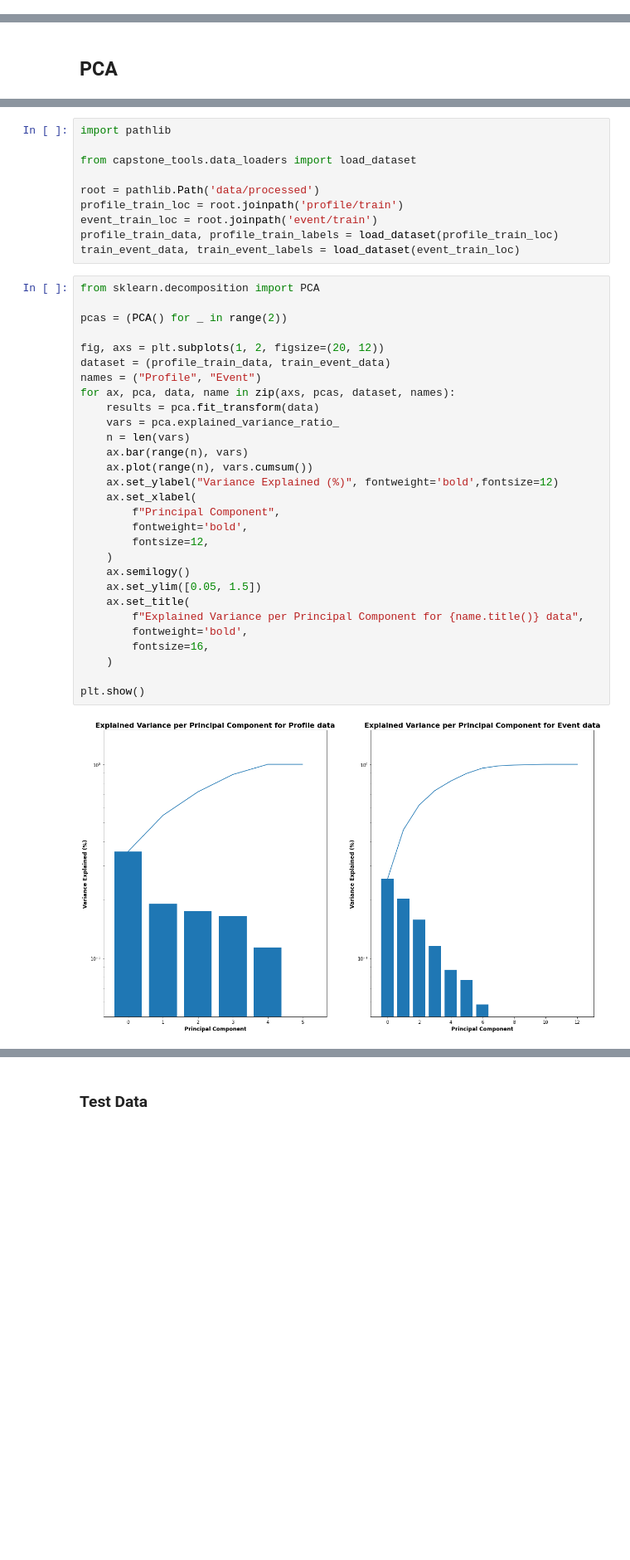
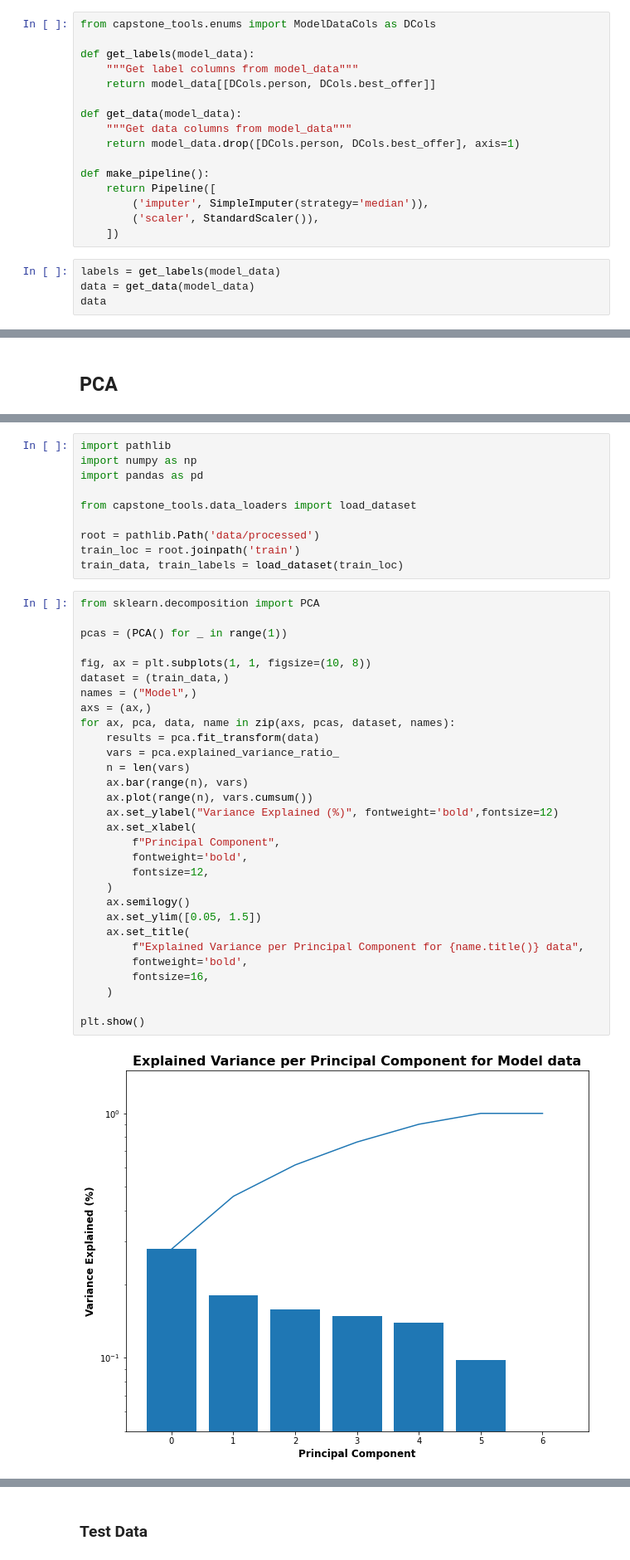
Before and after one commit to amcumber/udacity-mle-capstone-project, a Jupyter notebook: Starbucks_Capstone_notebook.ipynb, the cells around one changed output, grey strips where cells are left out. Shown at 83% size. Drawn from its saved outputs; the diff is of its cells as text; blank space fills up the shorter version.

Commit message:
feat: refactoring model design

```diff
--- a/Starbucks_Capstone_notebook.ipynb
+++ b/Starbucks_Capstone_notebook.ipynb
@@ -591,0 +499,20 @@ profile:
+# %%
+from capstone_tools.enums import ModelDataCols as DCols
+
+def get_labels(model_data):
+    """Get label columns from model_data"""
+    return model_data[[DCols.person, DCols.best_offer]]
+
+def get_data(model_data):
+    """Get data columns from model_data"""
+    return model_data.drop([DCols.person, DCols.best_offer], axis=1)
+
+def make_pipeline():
+    return Pipeline([
+        ('imputer', SimpleImputer(strategy='median')),
+        ('scaler', StandardScaler()),
+    ])
+# %%
+labels = get_labels(model_data)
+data = get_data(model_data)
+data
@@ -649,41 +591,42 @@ Writing capstone_tools/data_saver.py
 # %%
 import pathlib
+import numpy as np
+import pandas as pd
 
 from capstone_tools.data_loaders import load_dataset
 
 root = pathlib.Path('data/processed')
-profile_train_loc = root.joinpath('profile/train')
-event_train_loc = root.joinpath('event/train')
-profile_train_data, profile_train_labels = load_dataset(profile_train_loc)
-train_event_data, train_event_labels = load_dataset(event_train_loc)
+train_loc = root.joinpath('train')
+train_data, train_labels = load_dataset(train_loc)
 # %%
 from sklearn.decomposition import PCA
 
-pcas = (PCA() for _ in range(2))
+pcas = (PCA() for _ in range(1))
 
-fig, axs = plt.subplots(1, 2, figsize=(20, 12))
-dataset = (profile_train_data, train_event_data)
-names = ("Profile", "Event")
+fig, ax = plt.subplots(1, 1, figsize=(10, 8))
+dataset = (train_data,)
+names = ("Model",)
+axs = (ax,)
 for ax, pca, data, name in zip(axs, pcas, dataset, names):
     results = pca.fit_transform(data)
     vars = pca.explained_variance_ratio_
     n = len(vars)
     ax.bar(range(n), vars)
     ax.plot(range(n), vars.cumsum())
     ax.set_ylabel("Variance Explained (%)", fontweight='bold',fontsize=12)
     ax.set_xlabel(
         f"Principal Component",
         fontweight='bold',
         fontsize=12,
     )
     ax.semilogy()
     ax.set_ylim([0.05, 1.5])
     ax.set_title(
         f"Explained Variance per Principal Component for {name.title()} data",
         fontweight='bold',
         fontsize=16,
     )
 
 plt.show()
 # %% [output]
-[figure, old version]
+[figure, new version]
```
Also changed, not shown: parts of 48 cells of this notebook, 4 other files.
